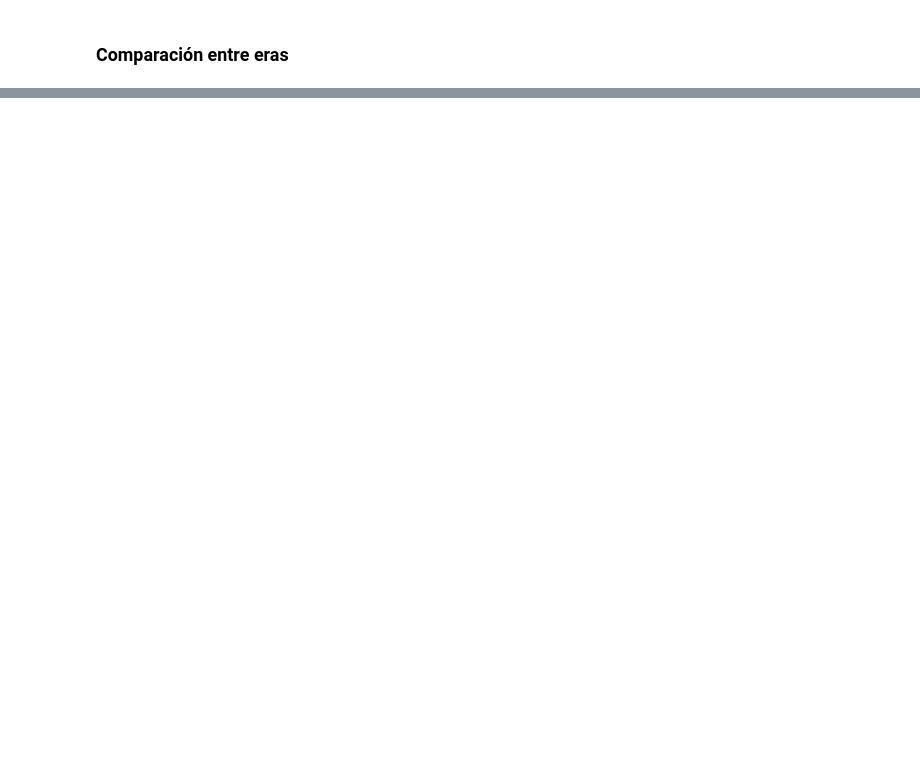
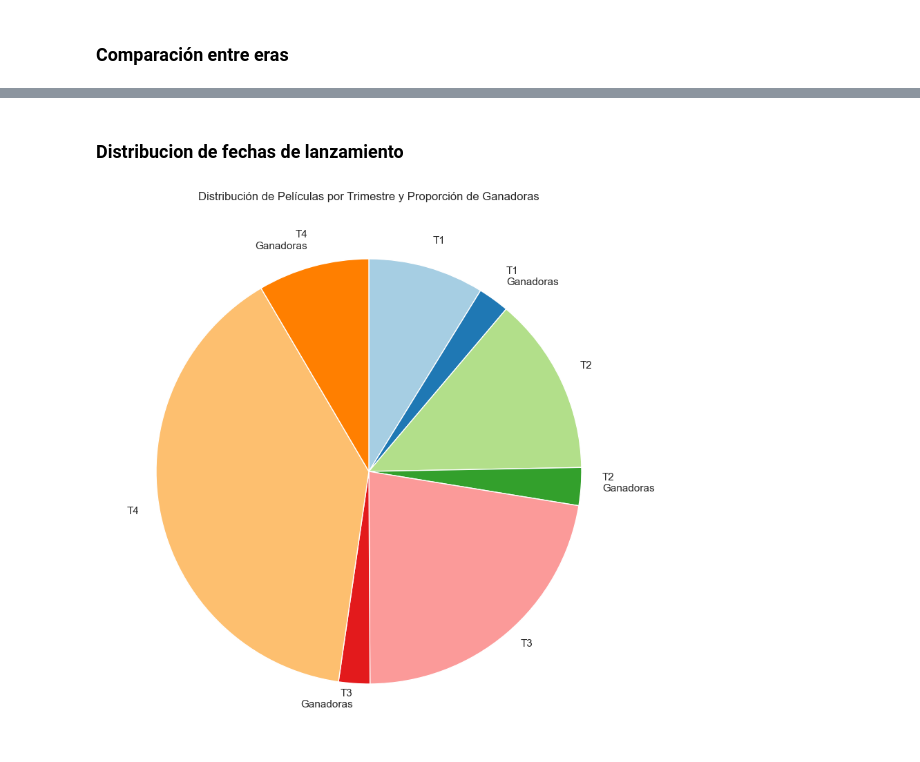
Before and after one commit to njisly/online_ds_thebridge_Nur, a Jupyter notebook: EDA/8.ipynb, the cells around one changed output, grey strips where cells are left out. Drawn from its saved outputs; the diff is of its cells as text; code cells hidden in the pictures; blank space fills up the shorter version.

```diff
--- a/EDA/8.ipynb
+++ b/EDA/8.ipynb
@@ -135,0 +413,52 @@ df.sample(10)
+# %% [markdown]
+### Distribucion de fechas de lanzamiento
+# %%
+# Extrae el trimestre de cada fecha de lanzamiento
+df['release_quarter'] = df['release_date'].dt.quarter
+
+# Mapea los números del trimestre a nombres
+quarter_mapping = {1: 'T1', 2: 'T2', 3: 'T3', 4: 'T4'}
+df['release_quarter'] = df['release_quarter'].map(quarter_mapping)
+
+# Crea un DataFrame auxiliar con información de ganadoras por trimestre
+info_ganadoras = df[df['winner']].groupby('release_quarter').size()
+
+# Ordena los trimestres cronológicamente
+quarters_order = ['T1', 'T2', 'T3', 'T4']
+
+# Crea un gráfico de tarta (pie plot) para mostrar la distribución de fechas de lanzamiento por trimestre
+plt.figure(figsize=(10, 10))
+
+
+# Inicializa listas para etiquetas y porcentajes
+labels_all = []
+porcentajes_all = []
+
+for i, quarter in enumerate(quarters_order):
+    # Filtra las películas del trimestre actual
+    subset_df = df[df['release_quarter'] == quarter]
+
+    # Cuenta la frecuencia de películas por trimestre
+    counts_per_quarter = subset_df.shape[0]
+
+    # Cuenta la frecuencia de películas ganadoras por trimestre
+    counts_ganadoras = info_ganadoras.get(quarter, default=0)
+
+    # Calcula la proporción de ganadoras en el trimestre
+    porcentaje_ganadoras = (counts_ganadoras / counts_per_quarter) * 100
+
+    # Etiquetas para el gráfico
+    labels = [f'{quarter}\n', f'{quarter}\nGanadoras\n']
+
+    # Agrega las etiquetas y porcentajes a las listas
+    labels_all.extend(labels)
+    porcentajes_all.extend([counts_per_quarter - counts_ganadoras, counts_ganadoras])
+
+# Crea el gráfico de tarta
+plt.pie(porcentajes_all, labels=labels_all, startangle=90,
+        counterclock=False, colors=sns.set_palette("Paired"))
+
+plt.title('Distribución de Películas por Trimestre y Proporción de Ganadoras')
+plt.show()
+# %% [output]
+[figure, added]
```
Also changed, not shown: parts of 34 cells of this notebook, 2 other files.
